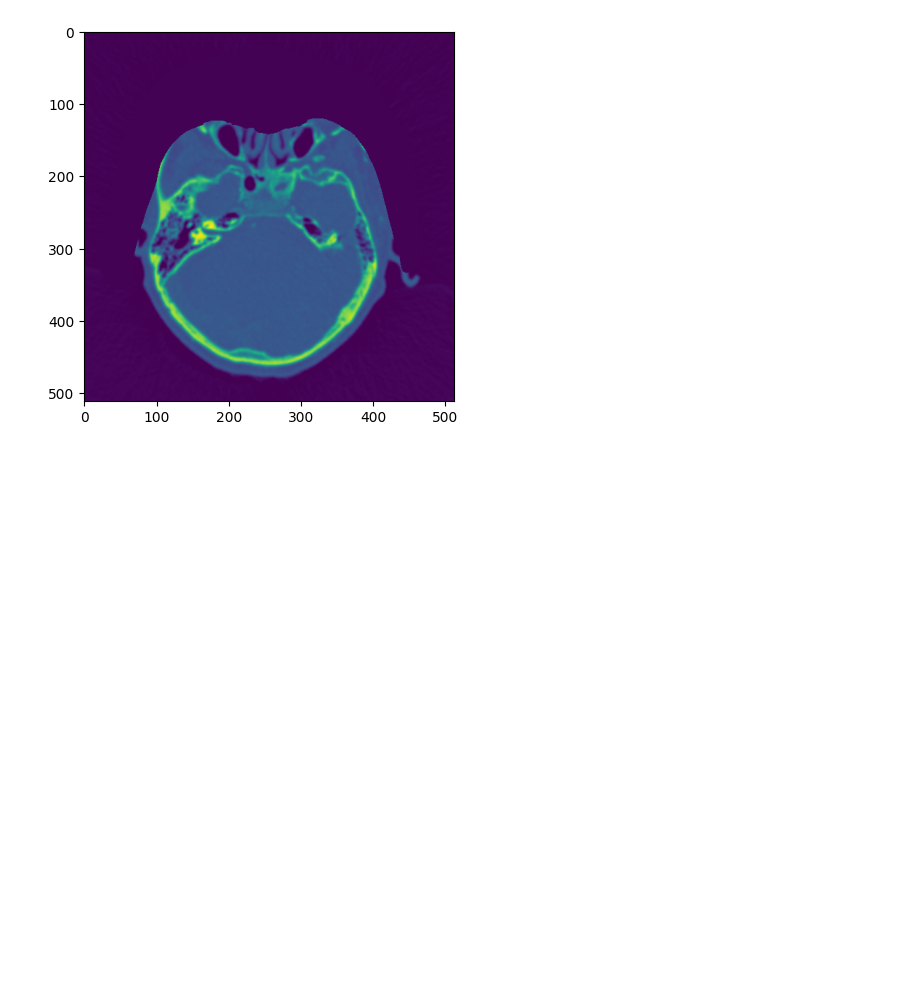
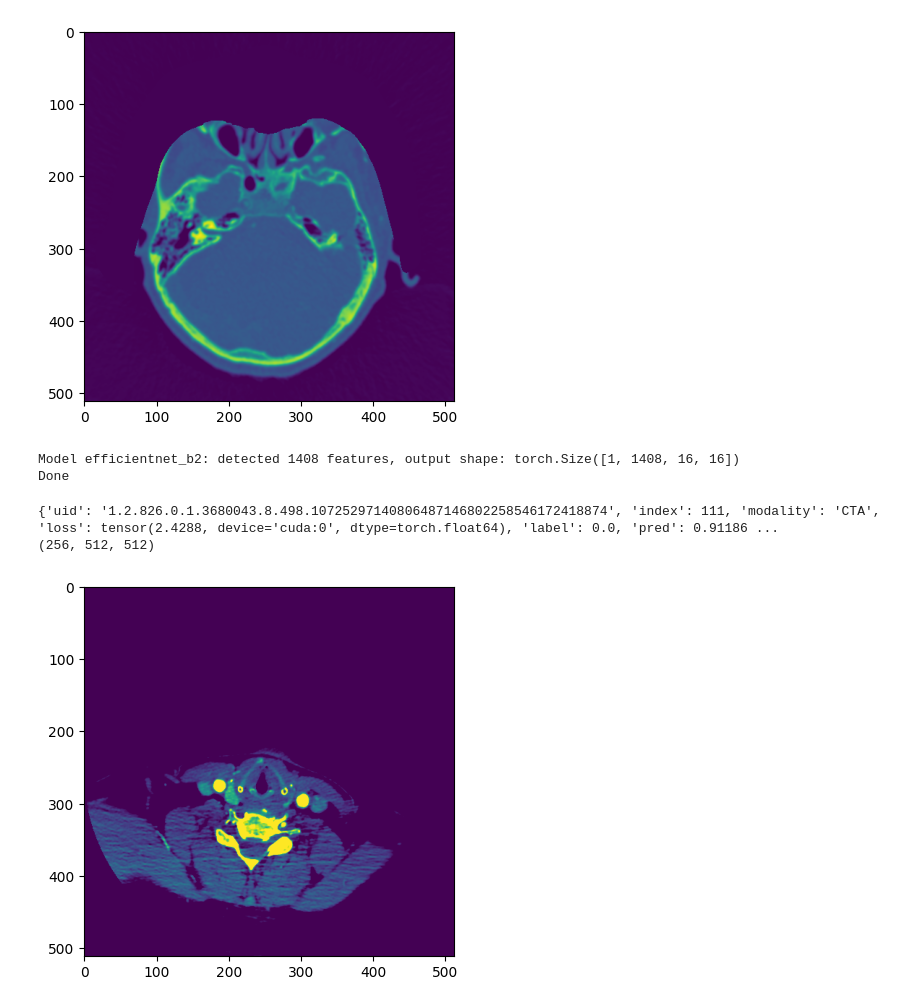
Before and after one commit to tom99763/9th-place-solution-RSNA-IAD, a Jupyter notebook: notebooks/Untitled.ipynb, the cells around one changed output. Saved outputs shown, nothing was run; the diff lists cells and outputs as text; code cells hidden in the pictures; blank space fills up the shorter version.

```diff
--- a/notebooks/Untitled.ipynb
+++ b/notebooks/Untitled.ipynb
@@ -775,0 +974,8 @@ plt.imshow(ds.pixel_array)
+# %%
+model = MultiBackboneModel("efficientnet_b2", 3, 512)
+model.load_state_dict(torch.load("../rsna-iad-modelzoo/efficient_b2_depth_slices-epoch=41-val_loss=0.8268_fold_id=0.pth"))
+model.eval().cuda()
+print("Done")
+# %% [output]
+Model efficientnet_b2: detected 1408 features, output shape: torch.Size([1, 1408, 16, 16])
+Done
@@ -775,0 +1057,7 @@ plt.imshow(ds.pixel_array)
+# %%
+
+df = pd.read_csv("../data/processed/train_df.csv")
+labels_df = pd.read_csv("../data/processed/label_df.csv")
+fold_df = df[df["fold_id"] == 0]
+fold_uids = list(fold_df["SeriesInstanceUID"])
+# val_transforms = A.Compose([ A.Normalize(mean=(0.485, 0.456, 0.406), std=(0.229, 0.224, 0.225)) ])
@@ -775,0 +1107,2 @@ plt.imshow(ds.pixel_array)
+# %%
+fold_results = sorted(fold_results, key = lambda r: r["loss"])
@@ -775,0 +1111,13 @@ plt.imshow(ds.pixel_array)
+# %%
+def view_result(result):
+    print(result)
+    vol = np.load(f"../data/processed/slices/{result['uid']}.npz")["vol"]
+    print(vol.shape)
+    plt.imshow(vol[result['index']])
+    # pass
+# %%
+view_result(fold_results[-120])
+# %% [output]
+{'uid': '1.2.826.0.1.3680043.8.498.10725297140806487146802258546172418874', 'index': 111, 'modality': 'CTA', 'loss': tensor(2.4288, device='cuda:0', dtype=torch.float64), 'label': 0.0, 'pred': 0.91186 ...
+(256, 512, 512)
+[figure, added]
```
Also changed, not shown: parts of 49 cells of this notebook, 8 other files.
